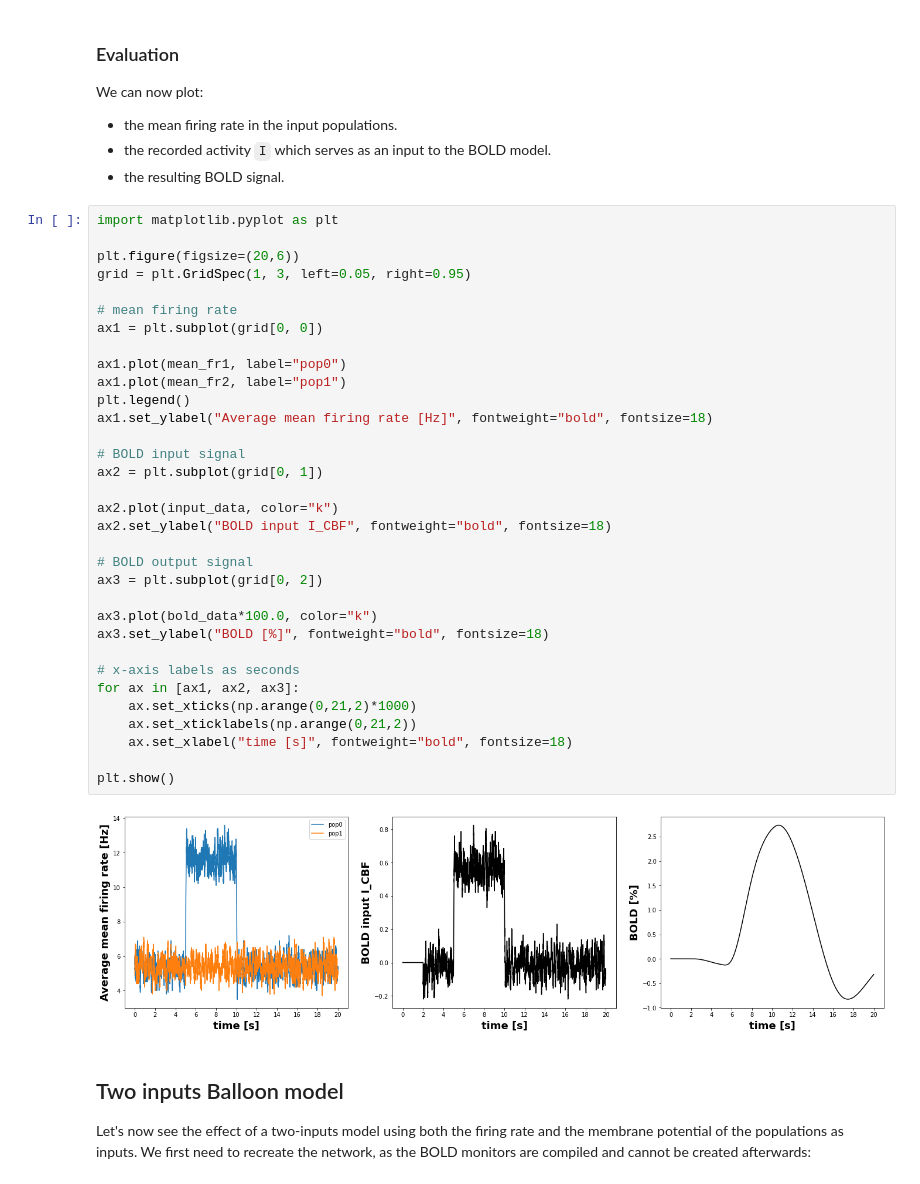
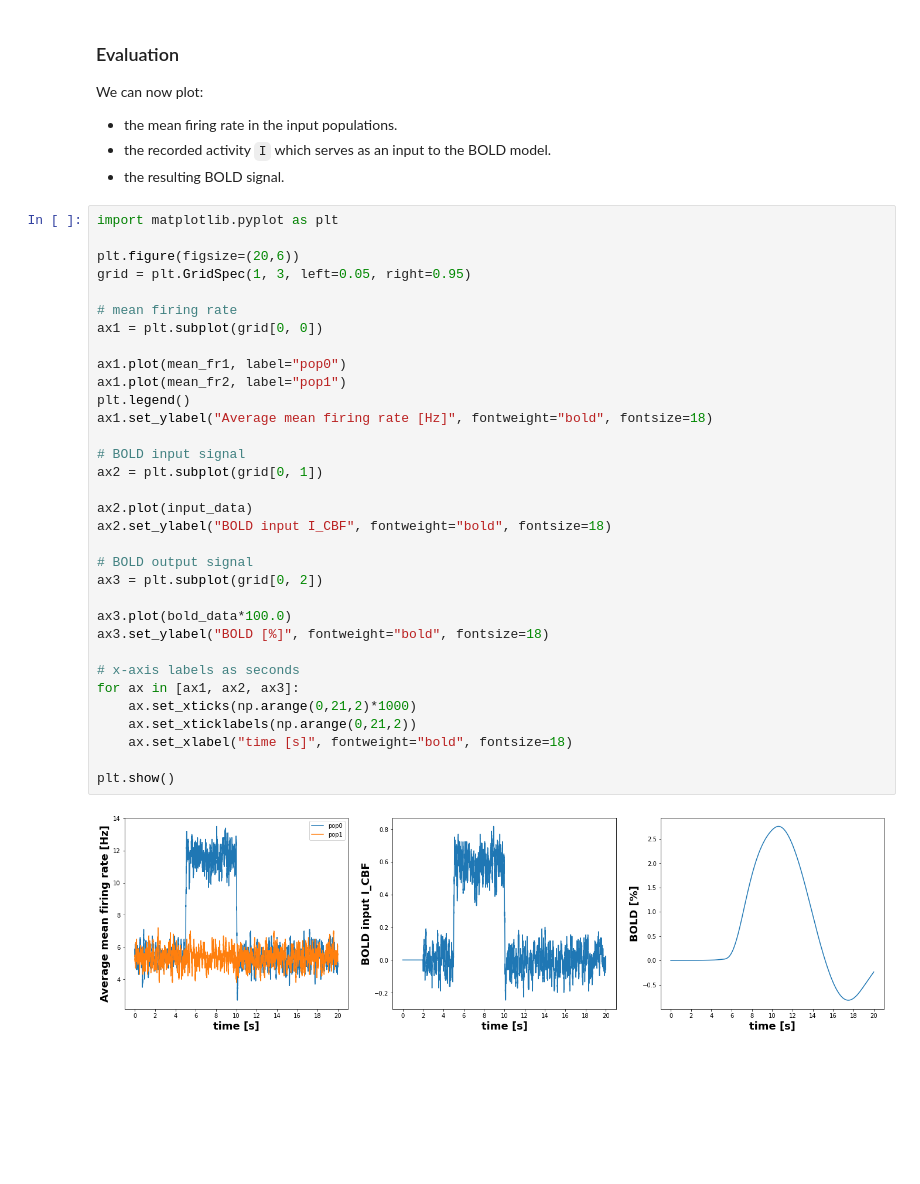
Before and after one commit to ANNarchy/ANNarchy.github.io, a Jupyter notebook: docs/example/BoldMonitoring.ipynb, the cells around one changed output. Saved outputs shown, nothing was run; the diff lists cells and outputs as text; blank space fills up the shorter version.

```diff
--- a/docs/example/BoldMonitoring.ipynb
+++ b/docs/example/BoldMonitoring.ipynb
@@ -160,37 +160,33 @@ import matplotlib.pyplot as plt
 
 plt.figure(figsize=(20,6))
 grid = plt.GridSpec(1, 3, left=0.05, right=0.95)
 
 # mean firing rate
 ax1 = plt.subplot(grid[0, 0])
 
 ax1.plot(mean_fr1, label="pop0")
 ax1.plot(mean_fr2, label="pop1")
 plt.legend()
 ax1.set_ylabel("Average mean firing rate [Hz]", fontweight="bold", fontsize=18)
 
 # BOLD input signal
 ax2 = plt.subplot(grid[0, 1])
 
-ax2.plot(input_data, color="k")
+ax2.plot(input_data)
 ax2.set_ylabel("BOLD input I_CBF", fontweight="bold", fontsize=18)
 
 # BOLD output signal
 ax3 = plt.subplot(grid[0, 2])
 
-ax3.plot(bold_data*100.0, color="k")
+ax3.plot(bold_data*100.0)
 ax3.set_ylabel("BOLD [%]", fontweight="bold", fontsize=18)
 
 # x-axis labels as seconds
 for ax in [ax1, ax2, ax3]:
     ax.set_xticks(np.arange(0,21,2)*1000)
     ax.set_xticklabels(np.arange(0,21,2))
     ax.set_xlabel("time [s]", fontweight="bold", fontsize=18)
 
 plt.show()
 # %% [output]
-[figure, old version]
+[figure, new version]
-# %% [markdown]
-## Two inputs Balloon model
-
-Let's now see the effect of a two-inputs model using both the firing rate and the membrane potential of the populations as inputs. We first need to recreate the network, as the BOLD monitors are compiled and cannot be created afterwards:
```
Also changed, not shown: parts of 19 cells of this notebook, 19 other files.
